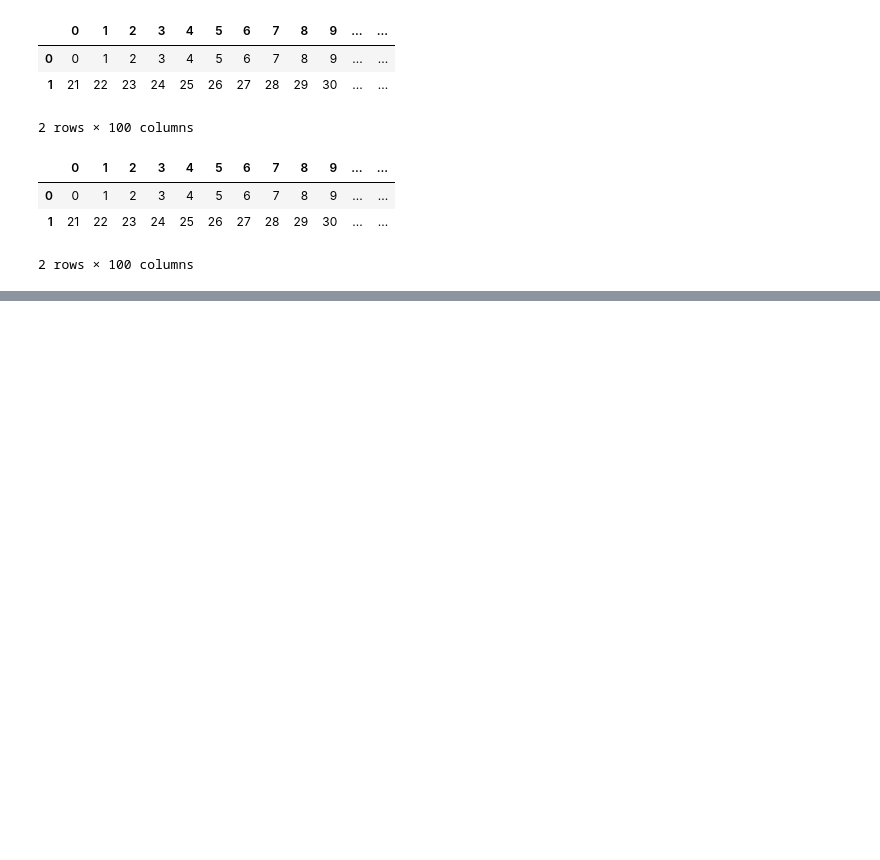
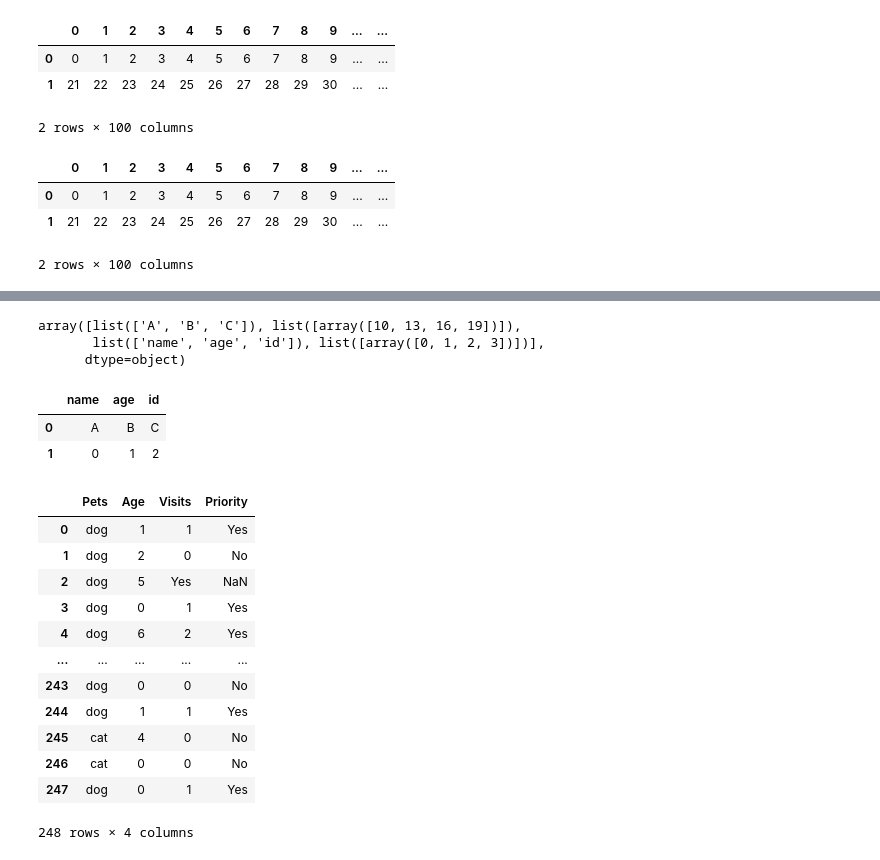
Before and after one commit to CodeBlue0001/data-analysis-Training, a Jupyter notebook: numpy.ipynb, the cells around one changed output, grey strips where cells are left out. Drawn from its saved outputs; the diff is of its cells as text; code cells hidden in the pictures; blank space fills up the shorter version.

```diff
--- a/numpy.ipynb
+++ b/numpy.ipynb
@@ -70,0 +71,35 @@ plt.show()
+# %%
+dataset = np.array([["A","B","C"],[np.arange(10,20,3)], ["name","age","id"], [np.arange(4)]], dtype=object)
+dataset
+# %% [output]
+array([list(['A', 'B', 'C']), list([array([10, 13, 16, 19])]),
+       list(['name', 'age', 'id']), list([array([0, 1, 2, 3])])],
+      dtype=object)
+# %%
+column_names = dataset[2] # Accesses the list ['name', 'age', 'id']
+# Extract data rows from dataset[0] and dataset[3], and ensure they match the column length
+data_rows = [list(dataset[0]), list(dataset[3][0][:len(column_names)])]
+data = pd.DataFrame(data_rows, columns=column_names)
+data
+# %% [output]
+|  | name | age | id |
+| 0 | A | B | C |
+| 1 | 0 | 1 | 2 |
+# %%
+# loading dataset from csv
+Dataset=pd.read_csv("/content/pets (1).csv - pets (1).csv")
+Dataset
+# %% [output]
+|  | Pets | Age | Visits | Priority |
+| 0 | dog | 1 | 1 | Yes |
+| 1 | dog | 2 | 0 | No |
+| 2 | dog | 5 | Yes | NaN |
+| 3 | dog | 0 | 1 | Yes |
+| 4 | dog | 6 | 2 | Yes |
+| ... | ... | ... | ... | ... |
+| 243 | dog | 0 | 0 | No |
+| 244 | dog | 1 | 1 | Yes |
+| 245 | cat | 4 | 0 | No |
+| 246 | cat | 0 | 0 | No |
+| 247 | dog | 0 | 1 | Yes |
+248 rows × 4 columns
```
Also changed, not shown: parts of 6 cells of this notebook.
